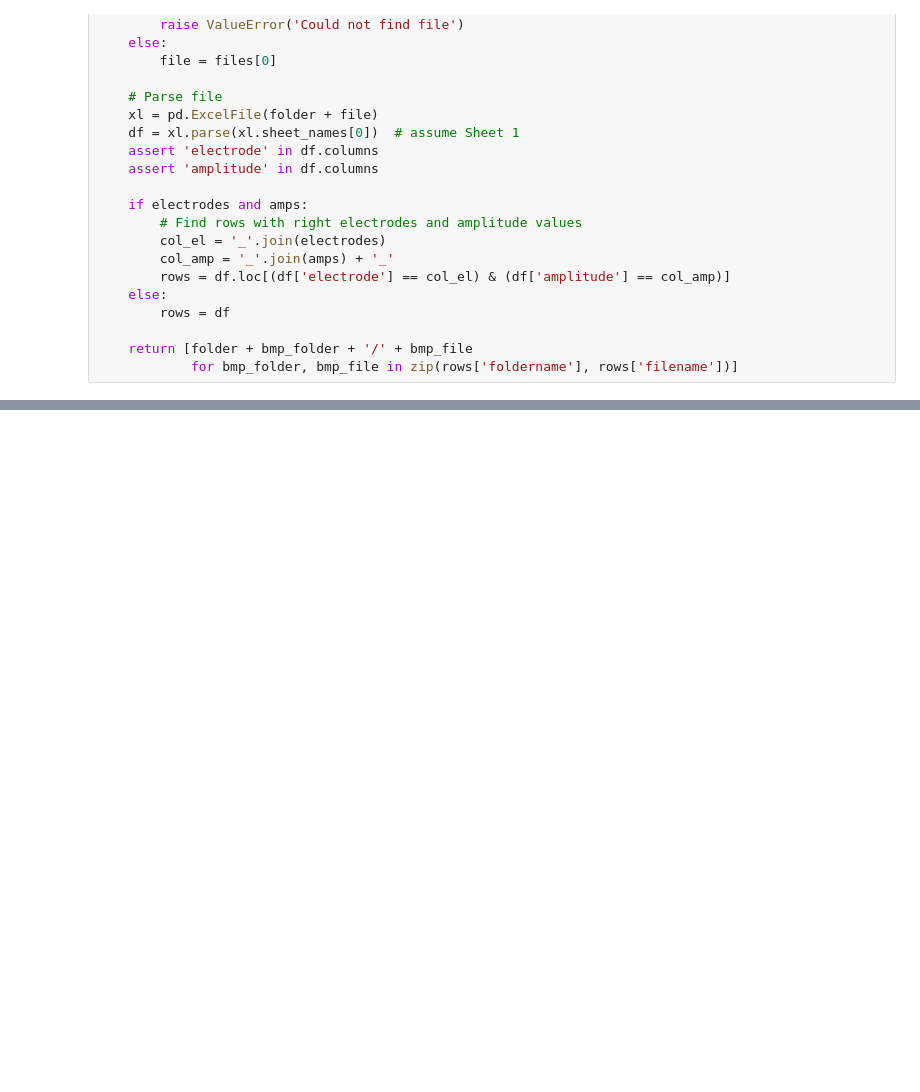
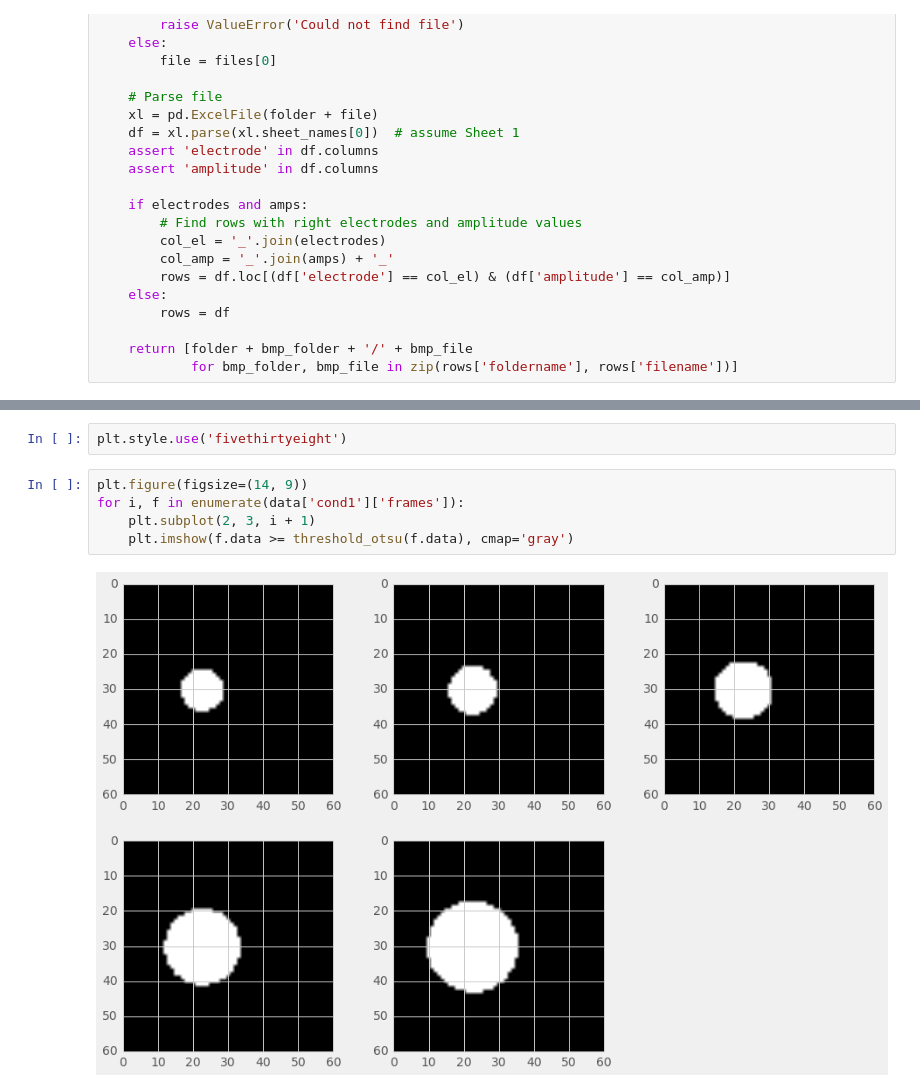
Before and after one commit to mbeyeler/pulse2percept, a Jupyter notebook: examples/notebooks/1.5-mb-exp-shape-analyze.ipynb, the cells around one changed output, grey strips where cells are left out. Saved outputs shown, nothing was run; the diff lists cells and outputs as text; blank space fills up the shorter version.

```diff
--- a/examples/notebooks/1.5-mb-exp-shape-analyze.ipynb
+++ b/examples/notebooks/1.5-mb-exp-shape-analyze.ipynb
@@ -279,0 +233,9 @@ print(v)
+# %%
+plt.style.use('fivethirtyeight')
+# %%
+plt.figure(figsize=(14, 9))
+for i, f in enumerate(data['cond1']['frames']):
+    plt.subplot(2, 3, i + 1)
+    plt.imshow(f.data >= threshold_otsu(f.data), cmap='gray')
+# %% [output]
+[figure, added]
```
Also changed, not shown: parts of 33 cells of this notebook, 5 other files.
